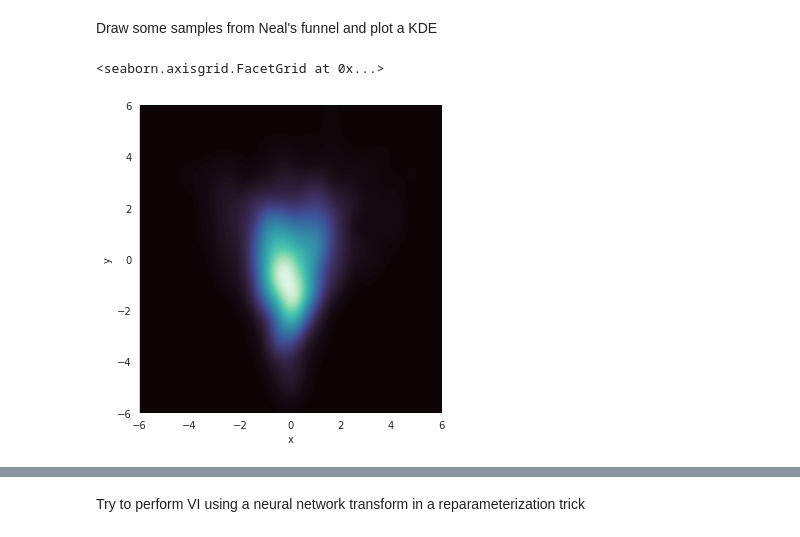
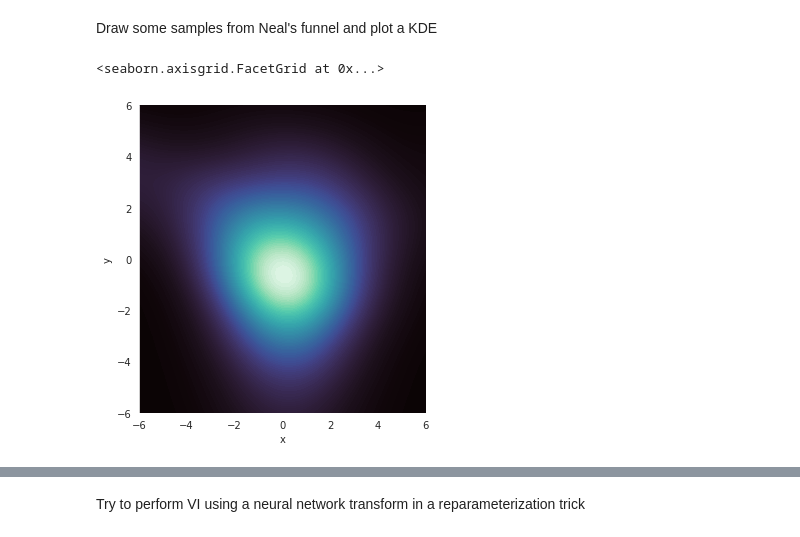
Before and after one commit to facebookresearch/beanmachine, a Jupyter notebook: src/beanmachine/ppl/experimental/IAFVI.ipynb, the cells around one changed output, grey strips where cells are left out. Cells and saved outputs as stored; diff of their text form; code cells hidden in the pictures.

```diff
--- a/src/beanmachine/ppl/experimental/IAFVI.ipynb
+++ b/src/beanmachine/ppl/experimental/IAFVI.ipynb
@@ -34,21 +34,21 @@ g.set(
 # %% [markdown]
 Draw some samples from Neal's funnel and plot a KDE
 # %%
-samples = nf.sample(sample_shape=(1000,)).squeeze().numpy()
+nf_samples = nf.sample(sample_shape=(100,2)).squeeze().numpy()
 g = sns.displot(
     data=pd.DataFrame({
-        "x": samples[:,0],
-        "y": samples[:,1],
+        "x": nf_samples[:,0],
+        "y": nf_samples[:,1],
     }),
     x="x",
     y="y",
     kind="kde",
     fill=True, thresh=0, levels=100, cmap="mako",
 )
 g.set(
     xlim=[-6,6],
     ylim=[-6,6],
 )
 # %% [output]
 <seaborn.axisgrid.FacetGrid at 0x...>
-[figure, old version]
+[figure, new version]
```
Also changed, not shown: parts of 7 cells of this notebook, 3 other files.
